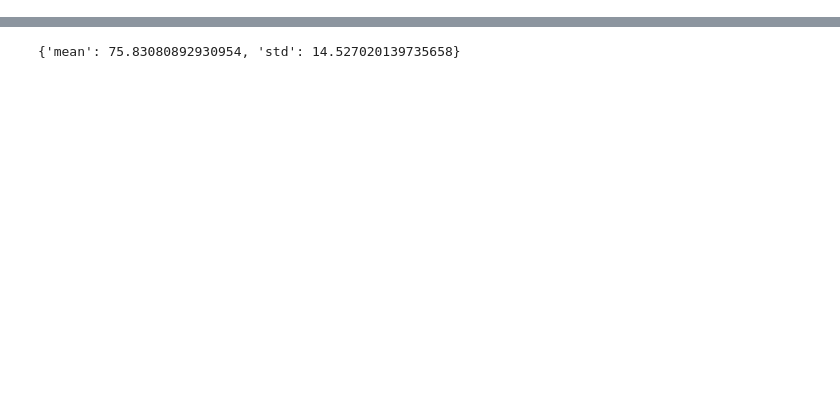
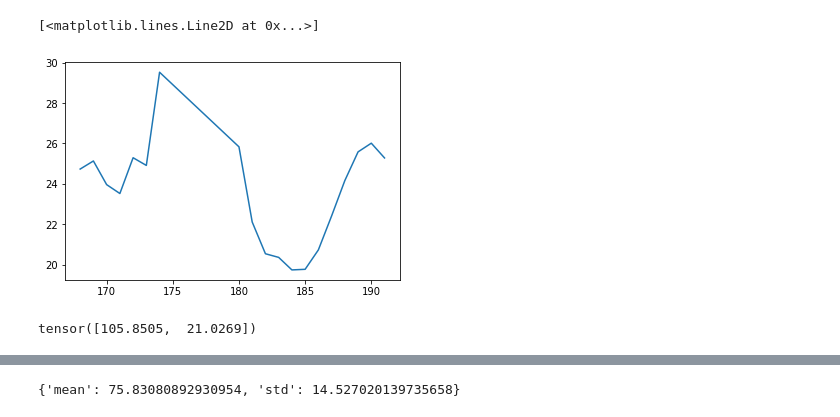
Before and after one commit to hoang1007/air-quality-forecasting, a Jupyter notebook: src/draft.ipynb, the cells around one changed output, grey strips where cells are left out. Cells and saved outputs as stored; diff of their text form; code cells hidden in the pictures; blank space fills up the shorter version.

```diff
--- a/src/draft.ipynb
+++ b/src/draft.ipynb
@@ -8,3 +60,9 @@ from sklearn.preprocessing import StandardScaler
+# %%
+k[7:12] = float("nan")
+plt.plot(k.interpolate(option="linear"))
+# %% [output]
+[<matplotlib.lines.Line2D at 0x...>]
+[figure, added]
 # %%
 dts = AirQualityDataset(
         "../data",
@@ -17,0 +76,4 @@ dts = AirQualityDataset(
+# %%
+dt["src_locs"][0]
+# %% [output]
+tensor([105.8505,  21.0269])
```
Also changed, not shown: parts of 15 cells of this notebook, 3 other files.
